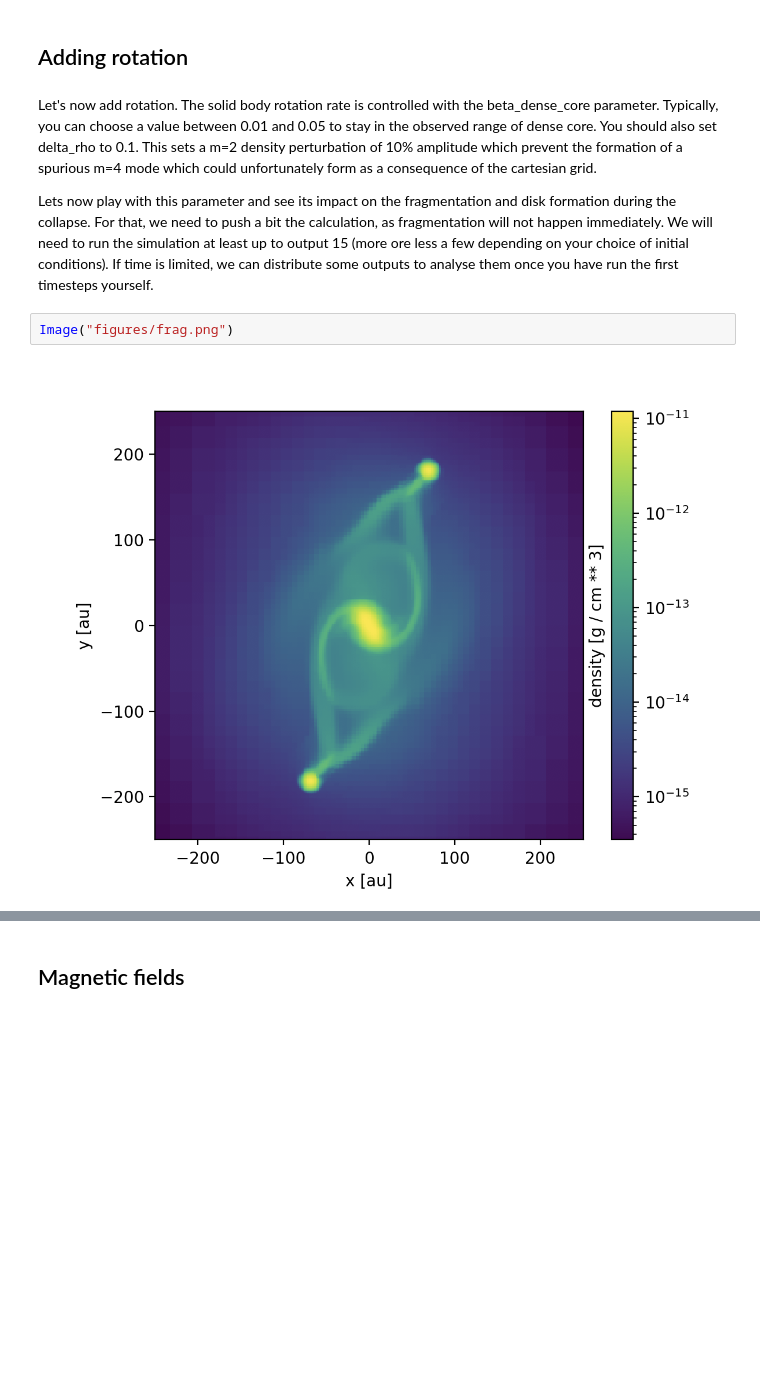
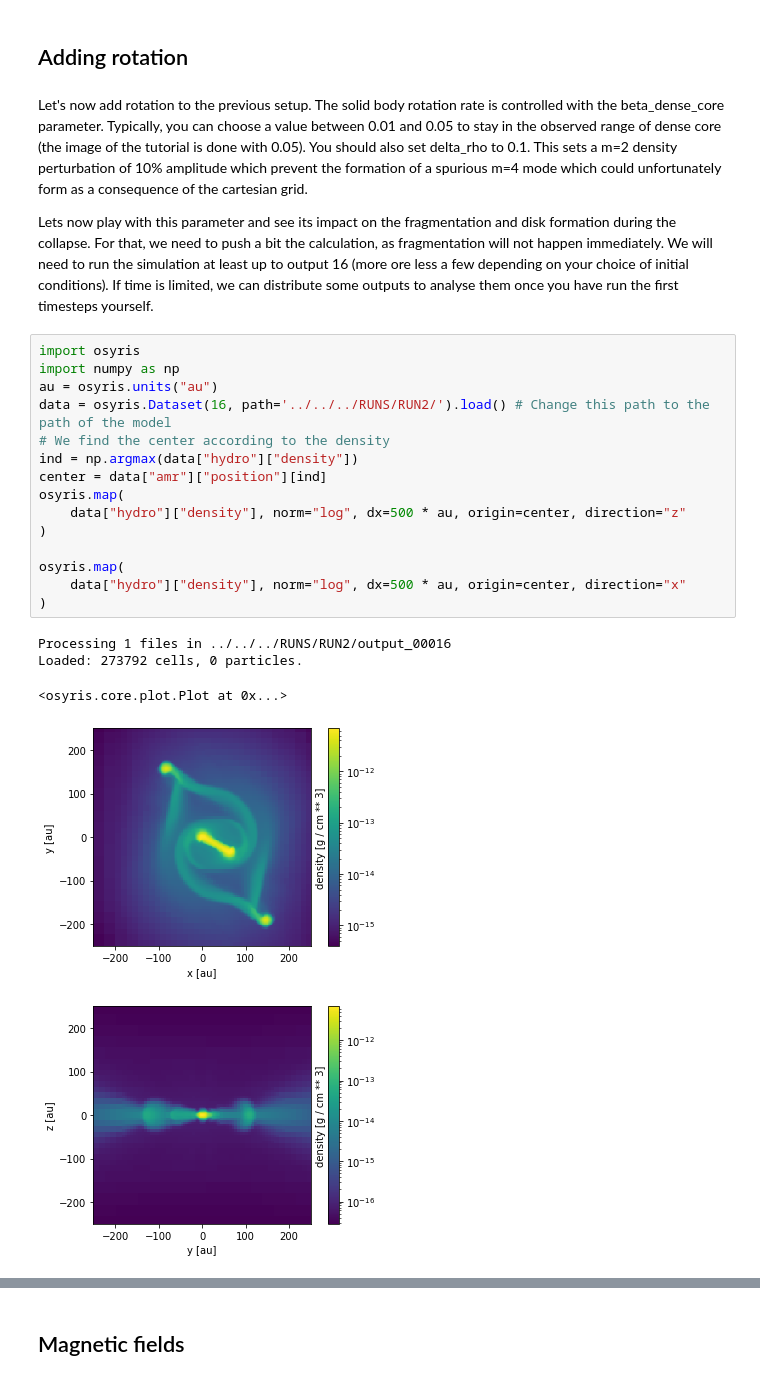
Before and after one commit to blaizot/ramses-tutorials, a Jupyter notebook: Dense-Core-Collapse/dense-core.ipynb, the cells around one changed output, grey strips where cells are left out. Cells and saved outputs as stored; diff of their text form; blank space fills up the shorter version.

```diff
--- a/Dense-Core-Collapse/dense-core.ipynb
+++ b/Dense-Core-Collapse/dense-core.ipynb
@@ -188,13 +210,30 @@ We can now start to extract structures (such as the first core) to analyse the m
 # %% [markdown]
 ## Adding rotation
 # %% [markdown]
-Let's now add rotation. The solid body rotation rate is controlled with the beta\_dense\_core parameter. Typically, you can choose a value between 0.01 and 0.05 to stay in the observed range of dense core. You should also set delta\_rho to 0.1. This sets a m=2 density perturbation of 10\% amplitude which prevent the formation of a spurious m=4 mode which could unfortunately form as a consequence of the cartesian grid.
+Let's now add rotation to the previous setup. The solid body rotation rate is controlled with the beta\_dense\_core parameter. Typically, you can choose a value between 0.01 and 0.05 to stay in the observed range of dense core (the image of the tutorial is done with 0.05). You should also set delta\_rho to 0.1. This sets a m=2 density perturbation of 10\% amplitude which prevent the formation of a spurious m=4 mode which could unfortunately form as a consequence of the cartesian grid.
 
 
 
- Lets now play with this parameter and see its impact on the fragmentation and disk formation during the collapse. For that, we need to push a bit the calculation, as fragmentation will not happen immediately. We will need to run the simulation at least up to output 15 (more ore less a few depending on your choice of initial conditions). If time is limited, we can distribute some outputs to analyse them once you have run the first timesteps yourself.
+ Lets now play with this parameter and see its impact on the fragmentation and disk formation during the collapse. For that, we need to push a bit the calculation, as fragmentation will not happen immediately. We will need to run the simulation at least up to output 16 (more ore less a few depending on your choice of initial conditions). If time is limited, we can distribute some outputs to analyse them once you have run the first timesteps yourself.
-# %%
-Image("figures/frag.png")
-# %% [output]
-[figure, removed]
+# %%
+import osyris
+import numpy as np
+au = osyris.units("au")
+data = osyris.Dataset(16, path='../../../RUNS/RUN2/').load() # Change this path to the path of the model
+# We find the center according to the density
+ind = np.argmax(data["hydro"]["density"])
+center = data["amr"]["position"][ind]
+osyris.map(
+    data["hydro"]["density"], norm="log", dx=500 * au, origin=center, direction="z"
+)
+
+osyris.map(
+    data["hydro"]["density"], norm="log", dx=500 * au, origin=center, direction="x"
+)
+# %% [output]
+Processing 1 files in ../../../RUNS/RUN2/output_00016
+Loaded: 273792 cells, 0 particles.
+<osyris.core.plot.Plot at 0x...>
+[figure, added]
+[figure, added]
 # %% [markdown]
```
Also changed, not shown: parts of 38 cells of this notebook, 2 other files.
